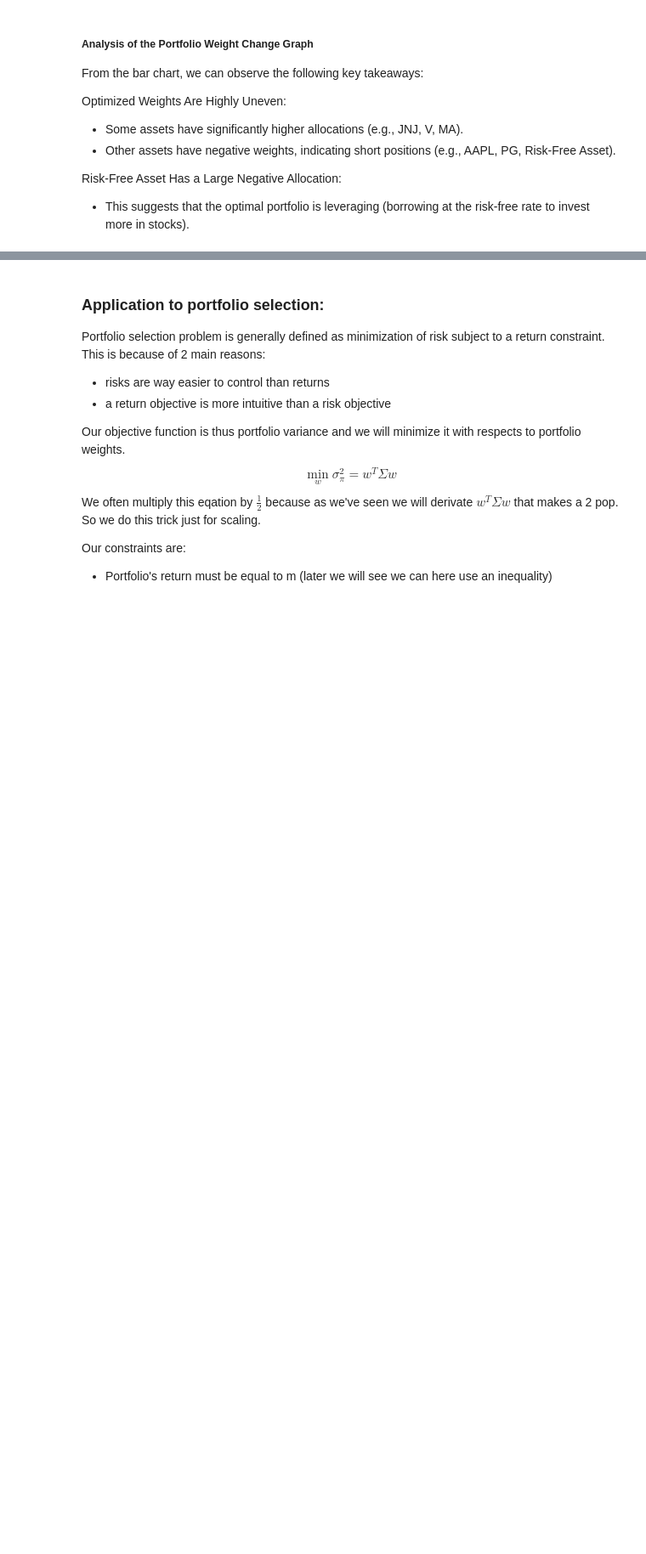
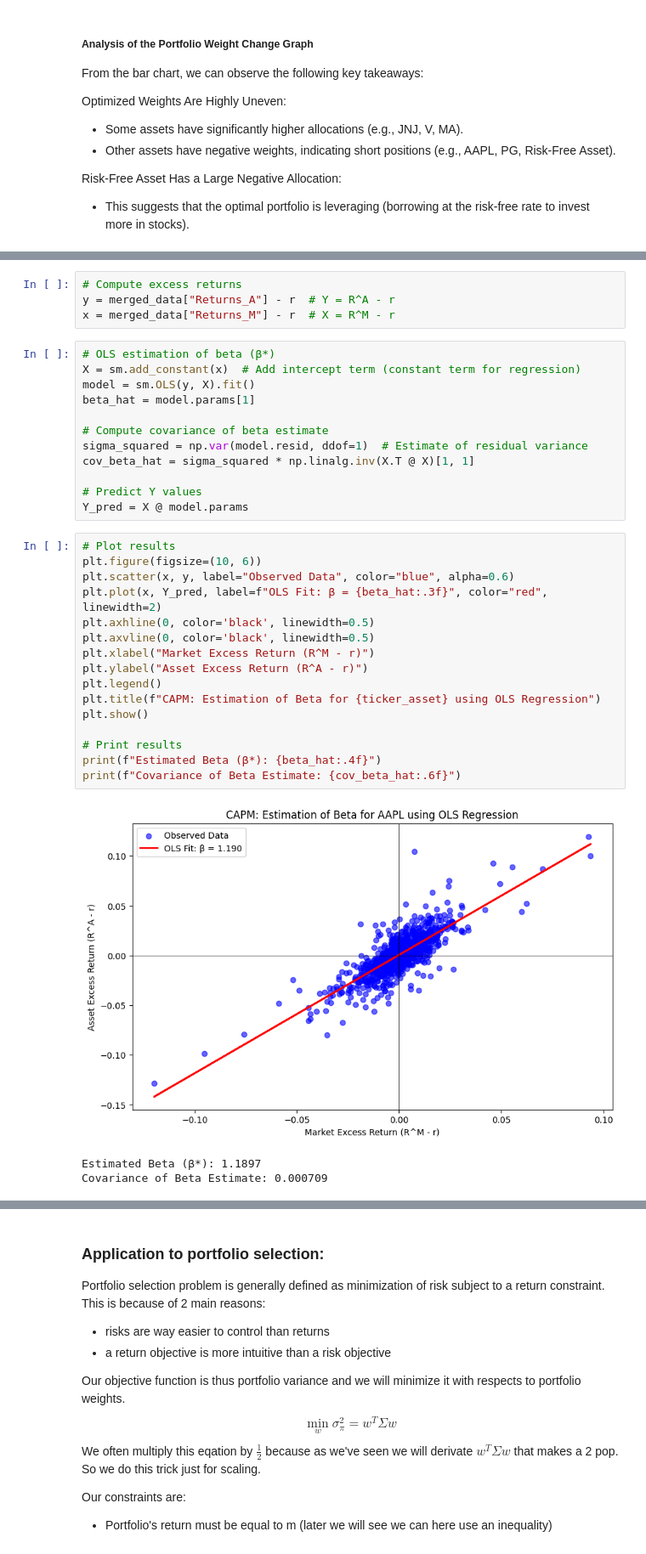
Before and after one commit to Armanddevacc/portfolio-optimization, a Jupyter notebook: portfolio-optimization-methods.ipynb, the cells around one changed output, grey strips where cells are left out. Shown at 85% size. Saved outputs shown, nothing was run; the diff lists cells and outputs as text; blank space fills up the shorter version.

Commit message:
Linear regression

```diff
--- a/portfolio-optimization-methods.ipynb
+++ b/portfolio-optimization-methods.ipynb
@@ -237,0 +355,36 @@ Risk-Free Asset Has a Large Negative Allocation:
+# %%
+# Compute excess returns
+y = merged_data["Returns_A"] - r  # Y = R^A - r
+x = merged_data["Returns_M"] - r  # X = R^M - r
+# %%
+# OLS estimation of beta (β*)
+X = sm.add_constant(x)  # Add intercept term (constant term for regression)
+model = sm.OLS(y, X).fit()
+beta_hat = model.params[1]
+
+# Compute covariance of beta estimate
+sigma_squared = np.var(model.resid, ddof=1)  # Estimate of residual variance
+cov_beta_hat = sigma_squared * np.linalg.inv(X.T @ X)[1, 1]
+
+# Predict Y values
+Y_pred = X @ model.params
+# %%
+# Plot results
+plt.figure(figsize=(10, 6))
+plt.scatter(x, y, label="Observed Data", color="blue", alpha=0.6)
+plt.plot(x, Y_pred, label=f"OLS Fit: β = {beta_hat:.3f}", color="red", linewidth=2)
+plt.axhline(0, color='black', linewidth=0.5)
+plt.axvline(0, color='black', linewidth=0.5)
+plt.xlabel("Market Excess Return (R^M - r)")
+plt.ylabel("Asset Excess Return (R^A - r)")
+plt.legend()
+plt.title(f"CAPM: Estimation of Beta for {ticker_asset} using OLS Regression")
+plt.show()
+
+# Print results
+print(f"Estimated Beta (β*): {beta_hat:.4f}")
+print(f"Covariance of Beta Estimate: {cov_beta_hat:.6f}")
+# %% [output]
+[figure, added]
+Estimated Beta (β*): 1.1897
+Covariance of Beta Estimate: 0.000709
```
Also changed, not shown: parts of 11 cells of this notebook, 3 other files.
